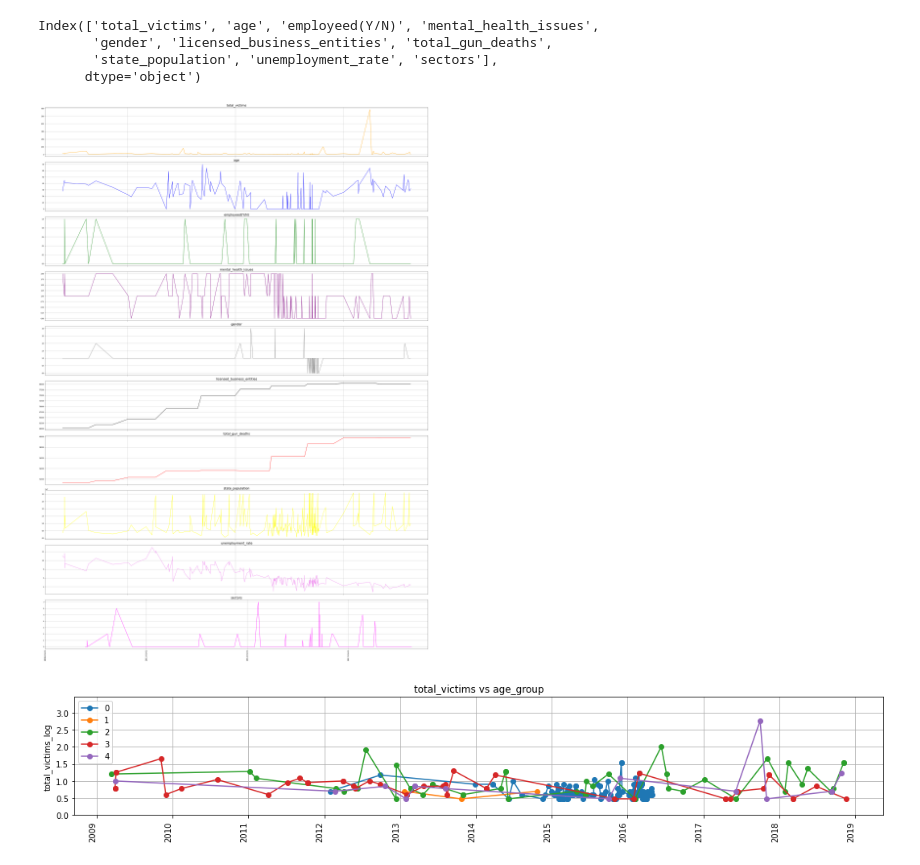
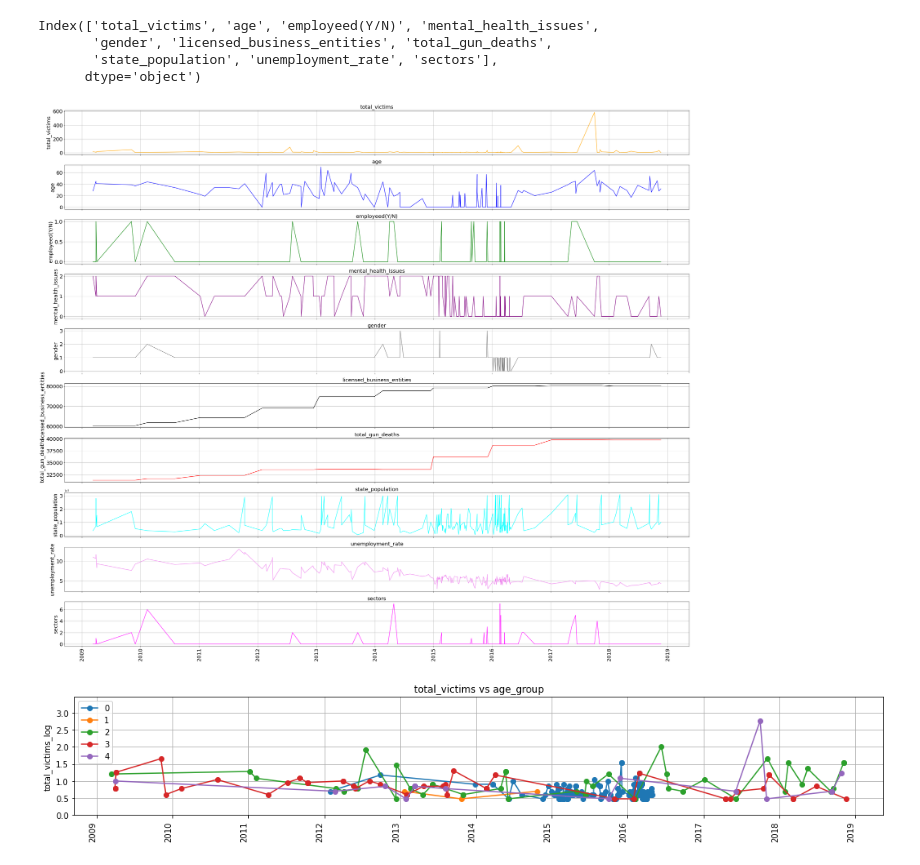
Before and after one commit to BinhKieu82/Springboard_Capstone2, a Jupyter notebook: notebooks/05_finalversion.ipynb, the cells around one changed output. Saved outputs shown, nothing was run; the diff lists cells and outputs as text; code cells hidden in the pictures.

```diff
--- a/notebooks/05_finalversion.ipynb
+++ b/notebooks/05_finalversion.ipynb
@@ -319,26 +358,29 @@ Index(['total_victims', 'age', 'employeed(Y/N)', 'mental_health_issues',
        'state_population', 'unemployment_rate', 'sectors'],
       dtype='object')
 # %%
-fig, ax = plt.subplots(nrows=len(df_visual.columns), ncols=1, sharex=True, figsize=(35,50))
-colors = ['orange', 'blue', 'green', 'purple', 'gray', 'black', 'red','yellow','violet','magenta']
+fig, ax = plt.subplots(nrows=len(df_visual.columns), ncols=1, sharex=True, figsize=(35,30))
+colors = ['orange', 'blue', 'green', 'purple', 'gray', 'black', 'red','cyan','violet','magenta']
 
 for i, val in enumerate(df_visual.columns):
   ax[i].plot(df_visual.index, df_visual[val], color=colors[i])
   ax[i].set_title(val, fontsize=20)
   ax[i].grid(True)
+  ax[i].set_ylabel(val, fontsize=20)
+  ax[i].tick_params(axis="y", labelsize=20)
 
-N = 3  # 1 tick every 3
-xticks_pos = ax[0].get_xticks()
-xticks_labels = ax[0].get_xticklabels()
-myticks = [j for i,j in enumerate(xticks_pos) if not i%N]  # index of selected ticks
-newlabels = [label for i,label in enumerate(xticks_labels) if not i%N]
-plt.gca().set_xticks(myticks)
-plt.xticks(fontsize=12, rotation=90)
+# N = 3  # 1 tick every 3
+# xticks_pos = ax[0].get_xticks()
+# xticks_labels = ax[0].get_xticklabels()
+# myticks = [j for i,j in enumerate(xticks_pos) if not i%N]  # index of selected ticks
+# newlabels = [label for i,label in enumerate(xticks_labels) if not i%N]
+# plt.gca().set_xticks(myticks)
+plt.xticks(fontsize=20, rotation=90)
+
 
 plt.tight_layout(1.1)
 plt.show()
 # %% [output]
-[figure, old version]
+[figure, new version]
 # %%
 def plot_gb_time_series(df, ts_name, gb_name, value_name, figsize=(20,7), title=None):
     fig, ax = plt.subplots(figsize=figsize)
```
Also changed, not shown: parts of 36 cells of this notebook, 1 other file.
